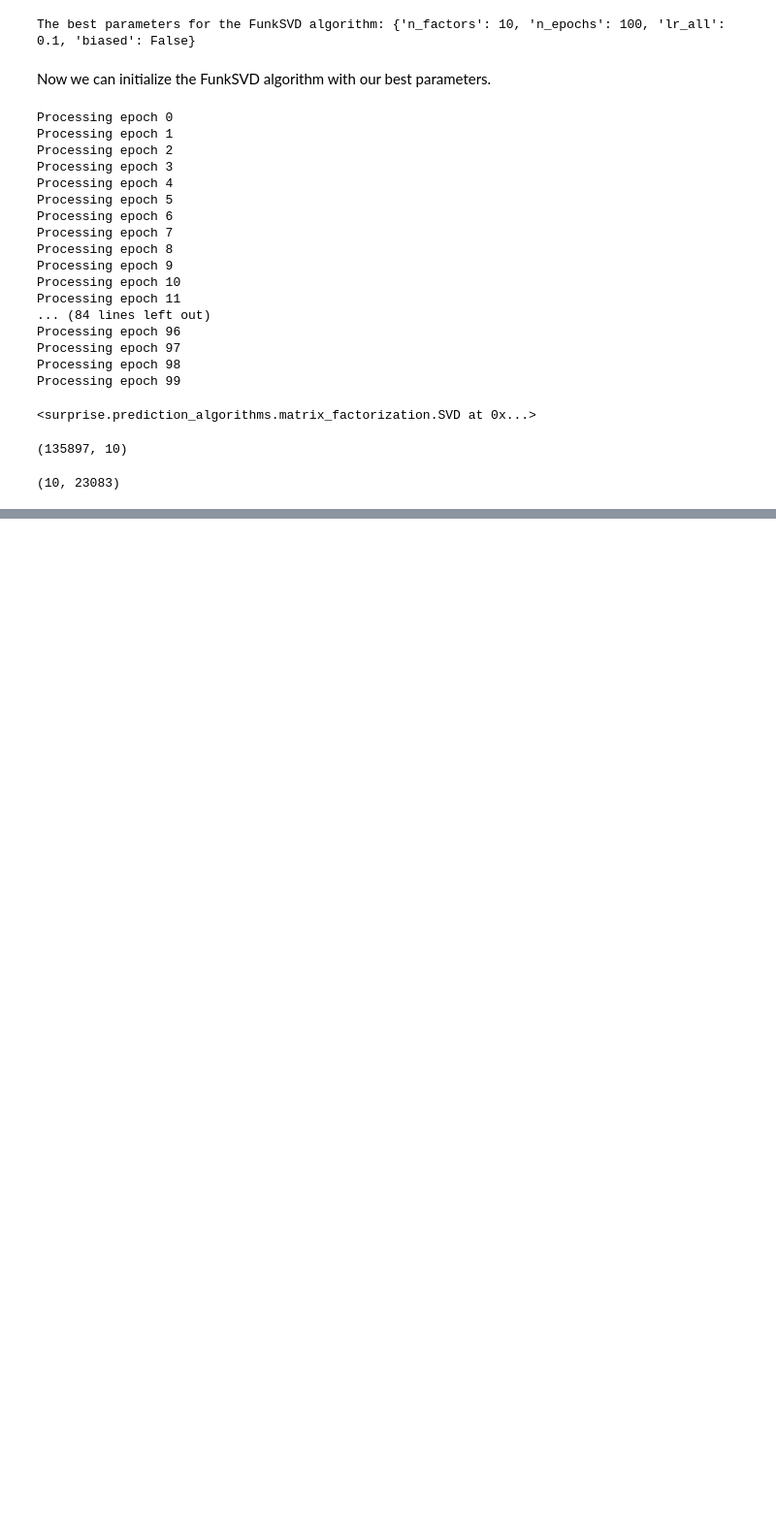
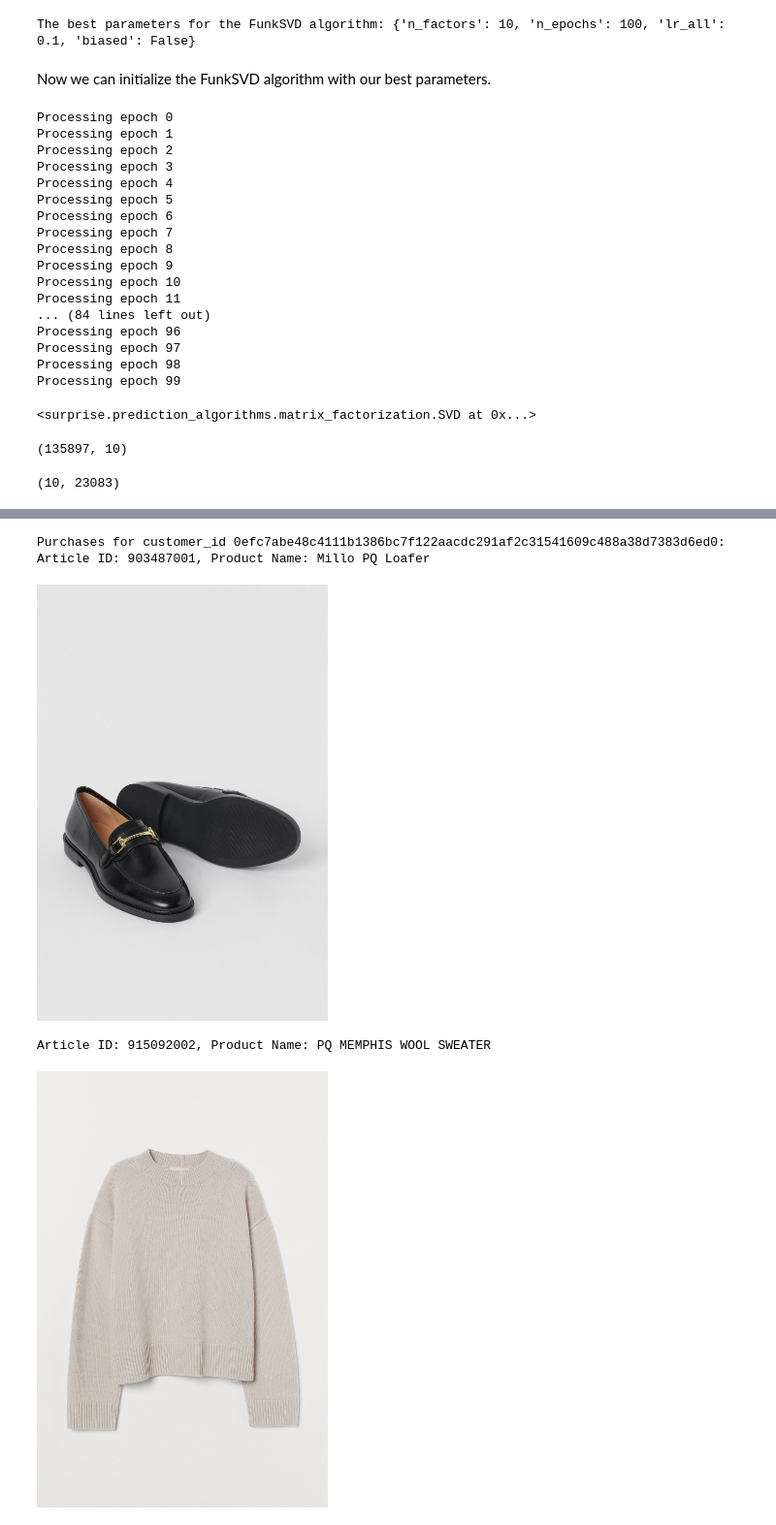
Before and after one commit to atoosa-r/clothing_recommender_systems, a Jupyter notebook: notebooks/Sprint_3_Part2_MF.ipynb, the cells around one changed output, grey strips where cells are left out. Shown at 97% size. Saved outputs shown, nothing was run; the diff lists cells and outputs as text; code cells hidden in the pictures; blank space fills up the shorter version.

```diff
--- a/notebooks/Sprint_3_Part2_MF.ipynb
+++ b/notebooks/Sprint_3_Part2_MF.ipynb
@@ -307,0 +521,9 @@ print(FCP)
+# %%
+#Sanity check:
+
+customer_id_mapping = pd.Series(data=range(len(C)), index=mm_df['customer_id'].unique())  # Assuming 'customer_id' corresponds to rows in C
+customer_id = '0efc7abe48c4111b1386bc7f122aacdc291af2c31541609c488a38d7383d6ed0'  # Replace with the actual customer_id you want to predict for
+images_path = '/Users/Atoosa/Desktop/data/hm/images'
+
+
+predict_scores_and_display_images_for_customer(customer_id, customer_id_mapping, A, articles_df, images_path)
@@ -307,0 +545,11 @@ print(FCP)
+# %%
+#Specified customer_id:
+
+specific_customer_id = '0efc7abe48c4111b1386bc7f122aacdc291af2c31541609c488a38d7383d6ed0'
+
+customer_purchases = R_df[R_df['customer_id'] == specific_customer_id]
+
+#Printing prior purchases:
+
+print(f"Purchases for customer_id {specific_customer_id}:")
+customer_purchases
@@ -307,0 +561,28 @@ print(FCP)
+# %%
+#Displaying the pictures of the previous purchases:
+print(f"Purchases for customer_id {specific_customer_id}:")
+
+for index, row in customer_purchases.iterrows():
+    article_id = row['article_id']
+
+    # Getting the product name from articles_df
+    prod_name = articles_df[articles_df['article_id'] == article_id]['prod_name'].values[0]
+
+    # Generating the folder and image name
+    folder = '0' + str(article_id)[:2]
+    image_name = '0' + str(article_id) + '.jpg'
+    image_path = os.path.join(images_path, folder, image_name)
+
+    print(f"Article ID: {article_id}, Product Name: {prod_name}")
+
+    #Checking if the image exists
+    if os.path.exists(image_path):
+        display_image(image_path, width=300)
+    else:
+        print(f"Image for Article ID: {article_id} not found.")
+# %% [output]
+Purchases for customer_id 0efc7abe48c4111b1386bc7f122aacdc291af2c31541609c488a38d7383d6ed0:
+Article ID: 903487001, Product Name: Millo PQ Loafer
+[figure, added]
+Article ID: 915092002, Product Name: PQ MEMPHIS WOOL SWEATER
+[figure, added]
```
Also changed, not shown: parts of 35 cells of this notebook, 3 other files.
